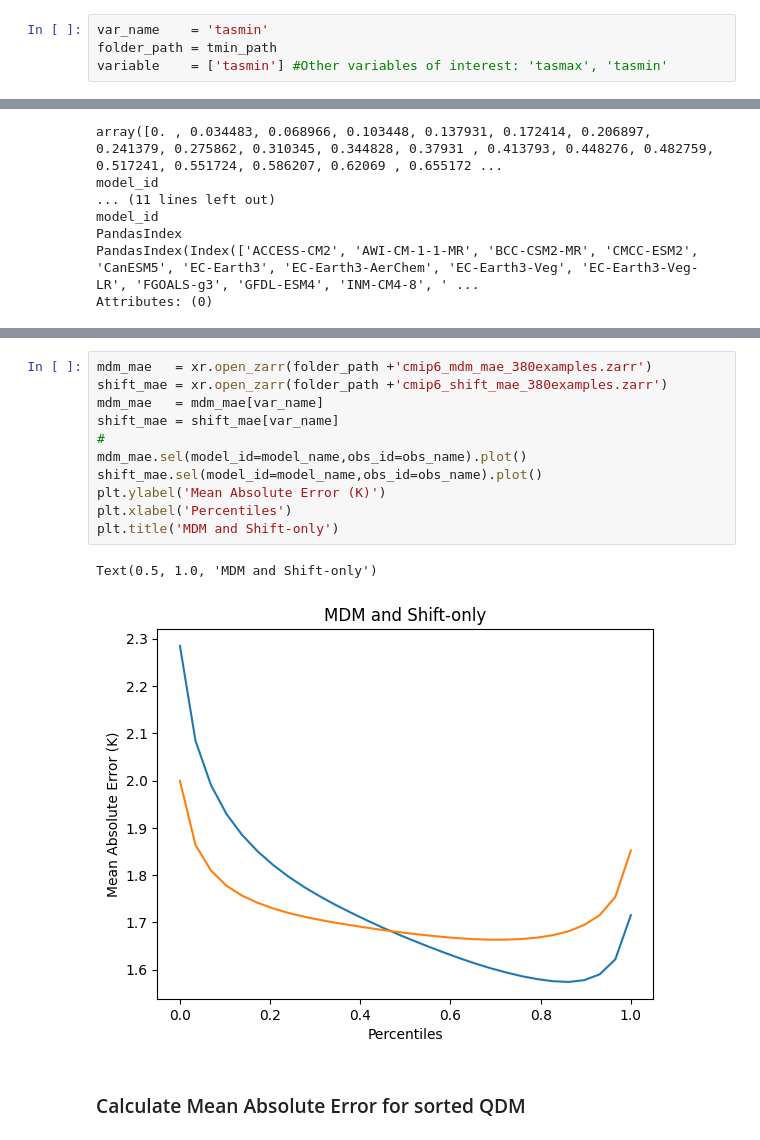
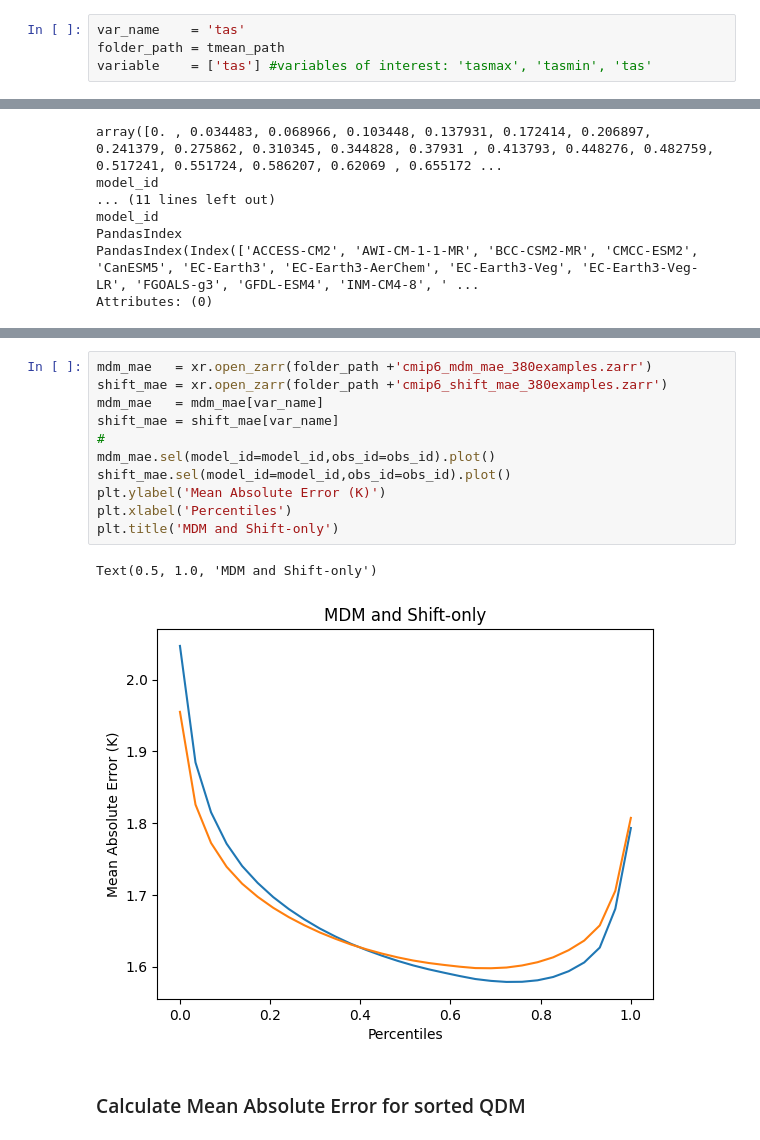
Before and after one commit to hrhampapura/moment_delta_mapping, a Jupyter notebook: notebooks/ncar_casper/07_inter_model_errors.ipynb, the cells around one changed output, grey strips where cells are left out. Cells and saved outputs as stored; diff of their text form.

```diff
--- a/notebooks/ncar_casper/07_inter_model_errors.ipynb
+++ b/notebooks/ncar_casper/07_inter_model_errors.ipynb
@@ -151,6 +151,6 @@ def compute_quantiles(ds, quantiles=quants):
 # %% [markdown]
 ## Load Data
 # %%
-var_name    = 'tasmin'
-folder_path = tmin_path
-variable    = ['tasmin'] #Other variables of interest: 'tasmax', 'tasmin'
+var_name    = 'tas'
+folder_path = tmean_path
+variable    = ['tas'] #variables of interest: 'tasmax', 'tasmin', 'tas'
@@ -773,17 +570,17 @@ FileNotFoundError: [Errno 2] No such file or directory: '/gpfs/csfs1/collections
 # %%
 mdm_mae   = xr.open_zarr(folder_path +'cmip6_mdm_mae_380examples.zarr')
 shift_mae = xr.open_zarr(folder_path +'cmip6_shift_mae_380examples.zarr')
 mdm_mae   = mdm_mae[var_name]
 shift_mae = shift_mae[var_name]
 #
-mdm_mae.sel(model_id=model_name,obs_id=obs_name).plot()
-shift_mae.sel(model_id=model_name,obs_id=obs_name).plot()
+mdm_mae.sel(model_id=model_id,obs_id=obs_id).plot()
+shift_mae.sel(model_id=model_id,obs_id=obs_id).plot()
 plt.ylabel('Mean Absolute Error (K)')
 plt.xlabel('Percentiles')
 plt.title('MDM and Shift-only')
 # %% [output]
 Text(0.5, 1.0, 'MDM and Shift-only')
-[figure, old version]
+[figure, new version]
 # %% [markdown]
 ### Calculate Mean Absolute Error for sorted QDM
 # %%
```
Also changed, not shown: parts of 35 cells of this notebook, 2 other files.
